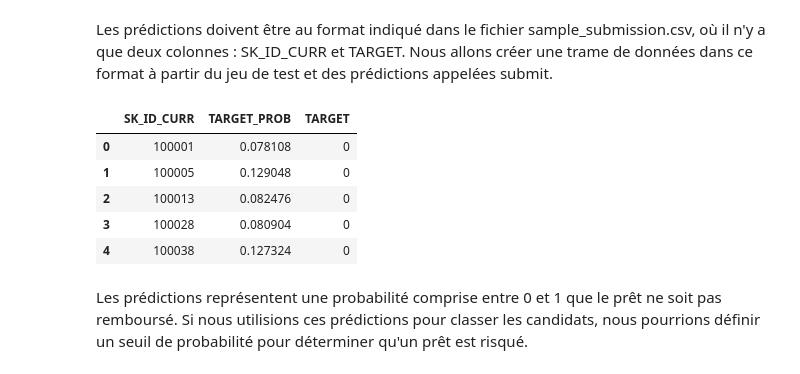
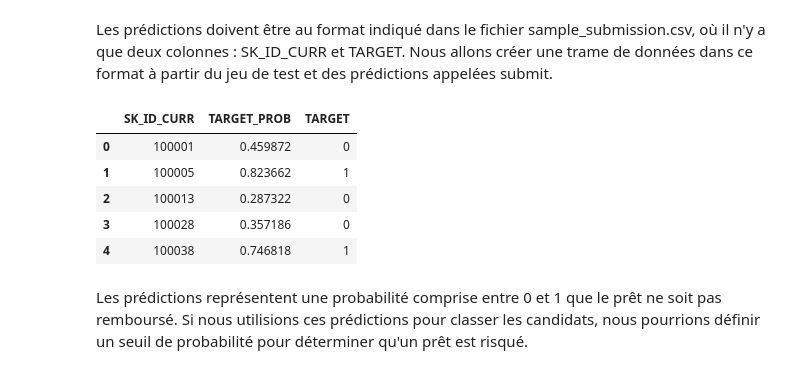
Before and after one commit to adakante/app_score_credit, a Jupyter notebook: Projet_7.ipynb, the cells around one changed output. Drawn from its saved outputs; the diff is of its cells as text; code cells hidden in the pictures.

```diff
--- a/Projet_7.ipynb
+++ b/Projet_7.ipynb
@@ -610,13 +623,0 @@ Ici, nous utilisons la syntaxe de modélisation familière de Scikit-Learn : nou
-# %%
-from sklearn.linear_model import LogisticRegression
-
-# Make the model with the specified regularization parameter
-log_reg = LogisticRegression(C = 0.0001)
-
-# Train on the training data
-log_reg.fit(X_train, y_train)
-
-LogisticRegression(C=0.0001, class_weight=None, dual=False,
-          fit_intercept=True, intercept_scaling=1, max_iter=100,
-          multi_class='ovr', n_jobs=None, penalty='l2', random_state=None,
-          solver='liblinear', tol=0.0001, verbose=0, warm_start=False)
@@ -631,0 +640,14 @@ accuracy_score(y_test, pred)
+# %%
+print("Before OverSampling, counts of label '1': {}".format(sum(y_train == 1)))
+print("Before OverSampling, counts of label '0': {} \n".format(sum(y_train == 0)))
+
+
+from imblearn.over_sampling import SMOTE
+sm = SMOTE(random_state = 2)
+X_train_res, y_train_res = sm.fit_resample(X_train, y_train.ravel())
+
+print('After OverSampling, the shape of train_X: {}'.format(X_train_res.shape))
+print('After OverSampling, the shape of train_y: {} \n'.format(y_train_res.shape))
+
+print("After OverSampling, counts of label '1': {}".format(sum(y_train_res == 1)))
+print("After OverSampling, counts of label '0': {}".format(sum(y_train_res == 0)))
@@ -631,0 +667,7 @@ accuracy_score(y_test, pred)
+# %%
+lr1 = LogisticRegression()
+lr1.fit(X_train_res, y_train_res.ravel())
+predictions = lr1.predict(X_test)
+
+# print classification report
+print(classification_report(y_test, predictions))
@@ -636,23 +696,23 @@ Maintenant que le modèle a été formé, nous pouvons l'utiliser pour faire des
 # %%
 # Make predictions
 # Make sure to select the second column only
-log_reg_pred = log_reg.predict_proba(test)[:, 1]
+log_reg_pred = lr1.predict_proba(test)[:, 1]
 # %% [markdown]
 Les prédictions doivent être au format indiqué dans le fichier sample_submission.csv, où il n'y a que deux colonnes : SK_ID_CURR et TARGET. Nous allons créer une trame de données dans ce format à partir du jeu de test et des prédictions appelées submit.
 # %%
 # Submission dataframe
 submit = app_test[['SK_ID_CURR']]
 submit['TARGET_PROB'] = log_reg_pred
-submit['TARGET'] = log_reg.predict(test)
+submit['TARGET'] = lr1.predict(test)
 
 submit.head()
 # %% [output]
 |  | SK_ID_CURR | TARGET_PROB | TARGET |
-| 0 | 100001 | 0.078108 | 0 |
-| 1 | 100005 | 0.129048 | 0 |
-| 2 | 100013 | 0.082476 | 0 |
-| 3 | 100028 | 0.080904 | 0 |
-| 4 | 100038 | 0.127324 | 0 |
+| 0 | 100001 | 0.459872 | 0 |
+| 1 | 100005 | 0.823662 | 1 |
+| 2 | 100013 | 0.287322 | 0 |
+| 3 | 100028 | 0.357186 | 0 |
+| 4 | 100038 | 0.746818 | 1 |
 # %% [markdown]
 Les prédictions représentent une probabilité comprise entre 0 et 1 que le prêt ne soit pas remboursé. Si nous utilisions ces prédictions pour classer les candidats, nous pourrions définir un seuil de probabilité pour déterminer qu'un prêt est risqué.
 # %%
```
Also changed, not shown: parts of 84 cells of this notebook.
